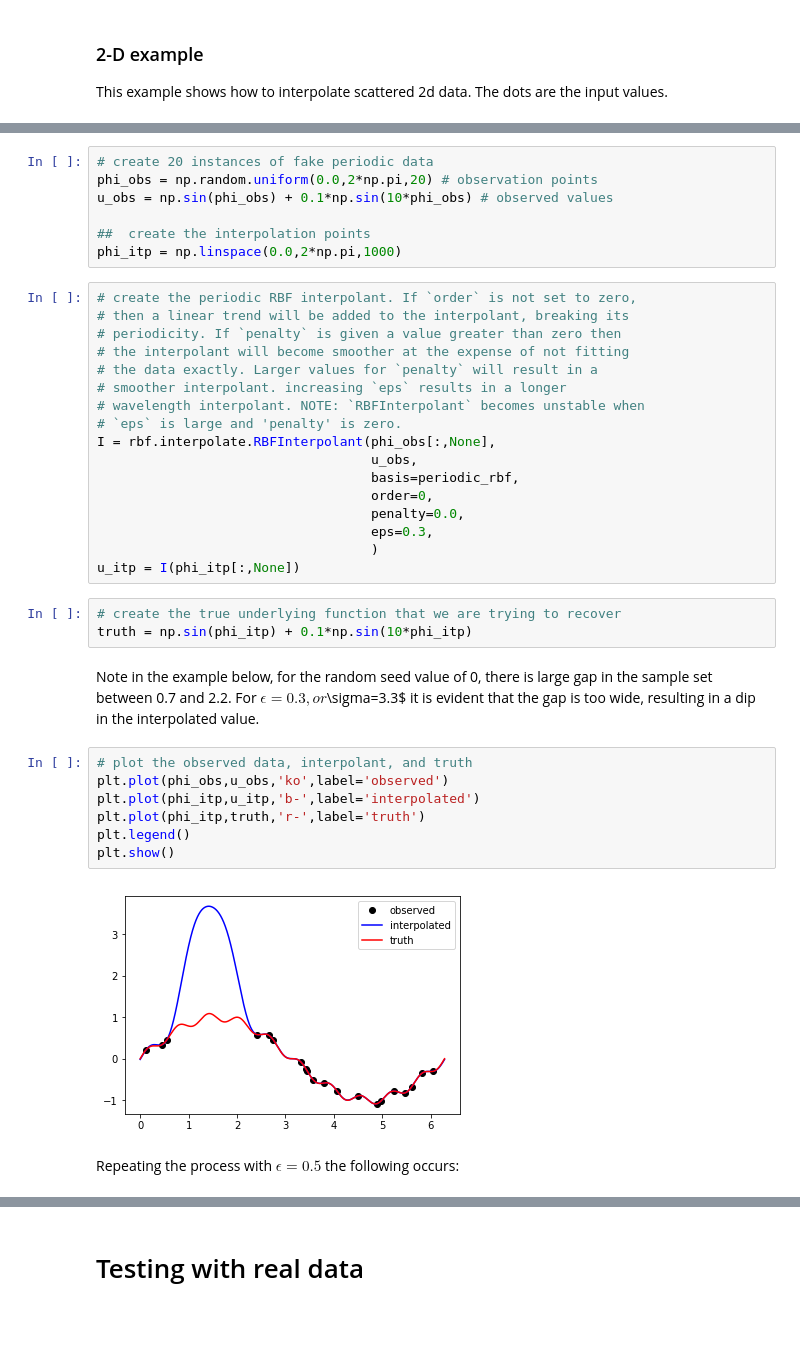
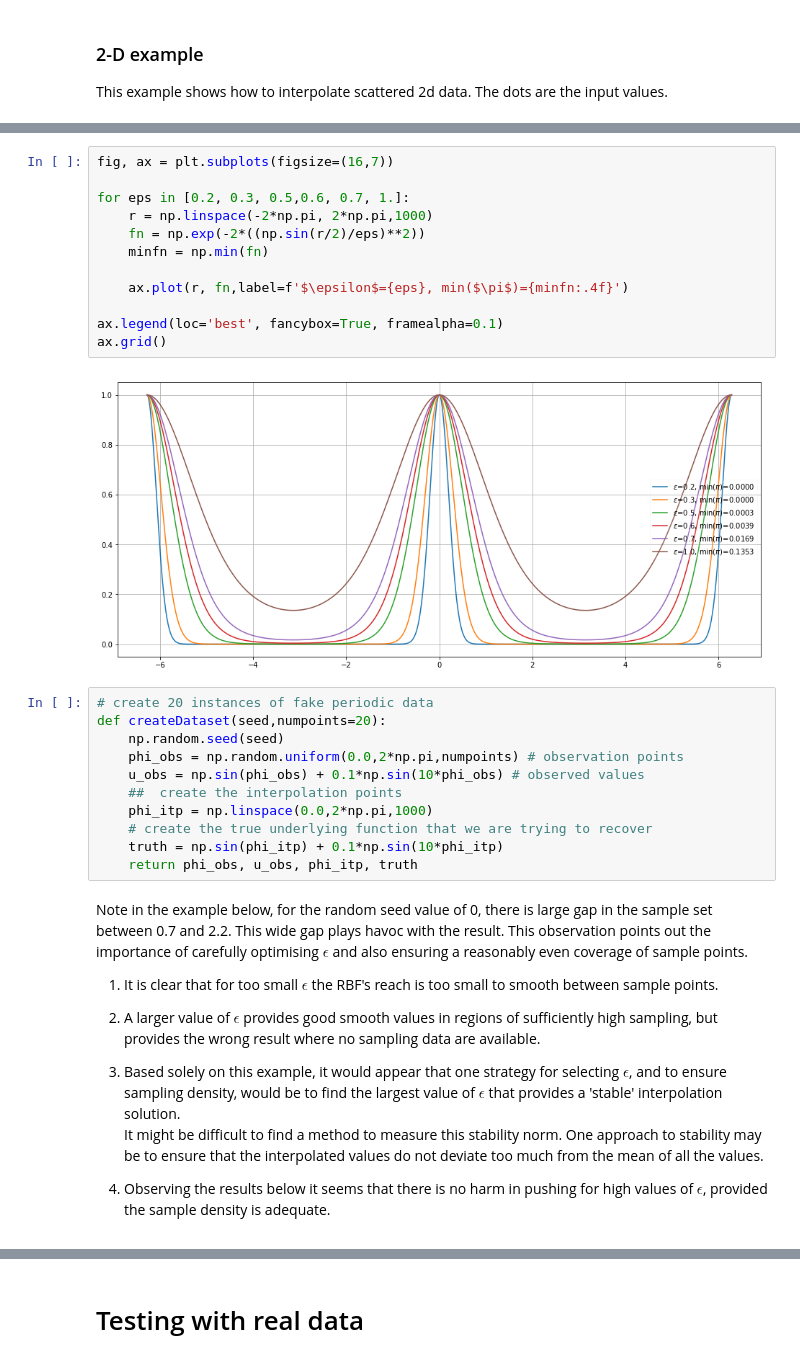
Before and after one commit to NelisW/PythonNotesToSelf, a Jupyter notebook: RBF-Interpolation.ipynb, the cells around one changed output, grey strips where cells are left out. Saved outputs shown, nothing was run; the diff lists cells and outputs as text; blank space fills up the shorter version.

```diff
--- a/RBF-Interpolation.ipynb
+++ b/RBF-Interpolation.ipynb
@@ -402,42 +419,39 @@ $$\exp\left[- 2\left(\frac{\sin(0.5 r)}{eps}\right) ^2\right]$$
+# %%
+fig, ax = plt.subplots(figsize=(16,7))
+
+for eps in [0.2, 0.3, 0.5,0.6, 0.7, 1.]:
+    r = np.linspace(-2*np.pi, 2*np.pi,1000)
+    fn = np.exp(-2*((np.sin(r/2)/eps)**2))
+    minfn = np.min(fn)
+
+    ax.plot(r, fn,label=f'$\epsilon$={eps}, min($\pi$)={minfn:.4f}')
+
+ax.legend(loc='best', fancybox=True, framealpha=0.1)
+ax.grid()
+# %% [output]
+[figure, added]
 # %%
 # create 20 instances of fake periodic data
-phi_obs = np.random.uniform(0.0,2*np.pi,20) # observation points
-u_obs = np.sin(phi_obs) + 0.1*np.sin(10*phi_obs) # observed values
-
-##  create the interpolation points
-phi_itp = np.linspace(0.0,2*np.pi,1000)
+def createDataset(seed,numpoints=20):
+    np.random.seed(seed)
+    phi_obs = np.random.uniform(0.0,2*np.pi,numpoints) # observation points
+    u_obs = np.sin(phi_obs) + 0.1*np.sin(10*phi_obs) # observed values
+    ##  create the interpolation points
+    phi_itp = np.linspace(0.0,2*np.pi,1000)
+    # create the true underlying function that we are trying to recover
+    truth = np.sin(phi_itp) + 0.1*np.sin(10*phi_itp)
+    return phi_obs, u_obs, phi_itp, truth
-# %%
-# create the periodic RBF interpolant. If `order` is not set to zero,
-# then a linear trend will be added to the interpolant, breaking its
-# periodicity. If `penalty` is given a value greater than zero then
-# the interpolant will become smoother at the expense of not fitting
-# the data exactly. Larger values for `penalty` will result in a
-# smoother interpolant. increasing `eps` results in a longer
-# wavelength interpolant. NOTE: `RBFInterpolant` becomes unstable when
-# `eps` is large and 'penalty' is zero.
-I = rbf.interpolate.RBFInterpolant(phi_obs[:,None],
-                                   u_obs,
-                                   basis=periodic_rbf,
-                                   order=0,
-                                   penalty=0.0,
-                                   eps=0.3,
-                                   )
-u_itp = I(phi_itp[:,None])
-# %%
-# create the true underlying function that we are trying to recover
-truth = np.sin(phi_itp) + 0.1*np.sin(10*phi_itp)
-# %% [markdown]
-Note in the example below, for the random seed value of 0, there is large gap in the sample set between 0.7 and 2.2.
-For $\epsilon=0.3, or $\sigma=3.3$ it is evident that the gap is too wide, resulting in a dip in the interpolated value.
-# %%
-# plot the observed data, interpolant, and truth
-plt.plot(phi_obs,u_obs,'ko',label='observed')
-plt.plot(phi_itp,u_itp,'b-',label='interpolated')
-plt.plot(phi_itp,truth,'r-',label='truth')
-plt.legend()
-plt.show()
-# %% [output]
-[figure, removed]
-# %% [markdown]
-Repeating the process with $\epsilon=0.5$ the following occurs:
+# %% [markdown]
+Note in the example below, for the random seed value of 0, there is large gap in the sample set between 0.7 and 2.2.
+This wide gap plays havoc with the result. This observation points out the importance of carefully optimising $\epsilon$ and also ensuring a reasonably even coverage of sample points.
+
+1. It is clear that for too small $\epsilon$ the RBF's reach is too small to smooth between sample points.
+
+2. A larger value of $\epsilon$ provides good smooth values in regions of sufficiently high sampling, but provides the wrong result where no sampling data are available.
+
+3. Based solely on this example, it would appear that one strategy for selecting $\epsilon$, and to ensure sampling density, would be to find the largest value of $\epsilon$ that provides a 'stable' interpolation solution.
+It might be difficult to find a method to measure this stability norm.
+One approach to stability may be to ensure that the interpolated values do not deviate too much from the mean of all the values.
+
+4. Observing the results below it seems that there is no harm in pushing for high values of $\epsilon$, provided the sample density is adequate.
 # %%
```
Also changed, not shown: parts of 30 cells of this notebook.
